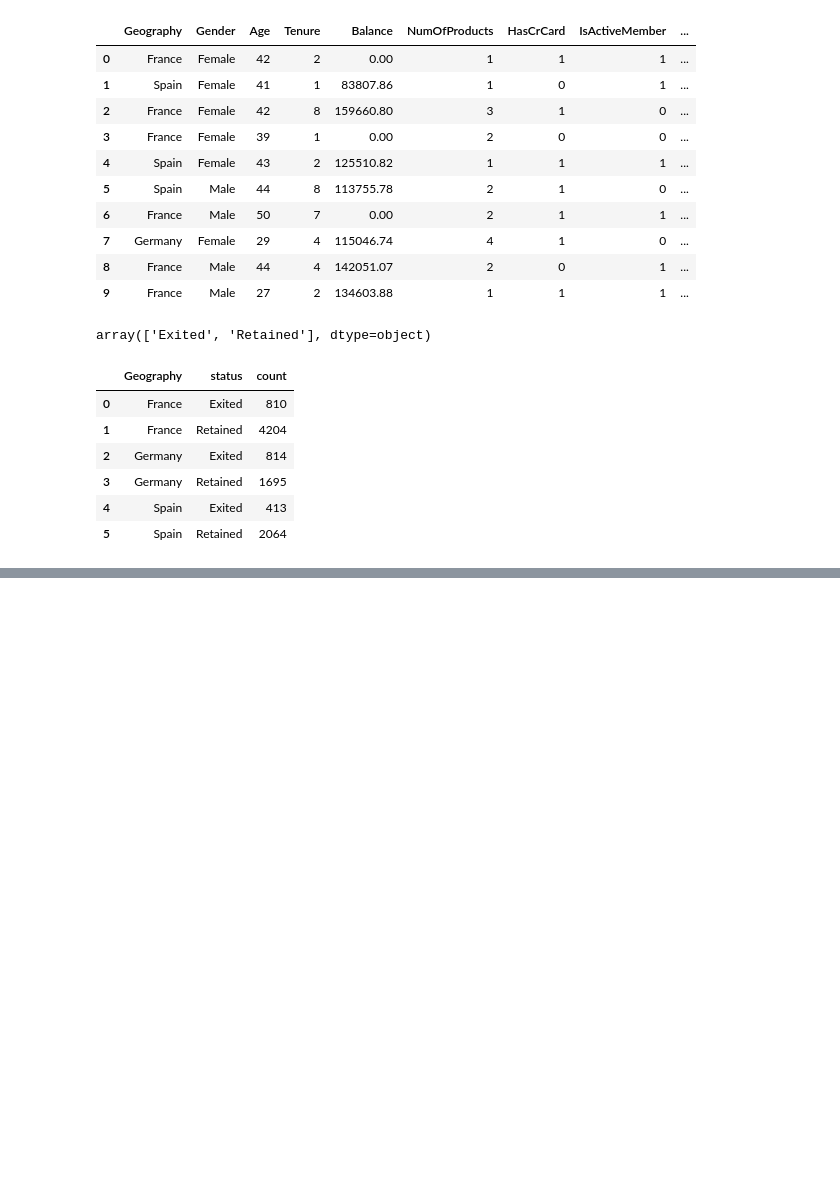
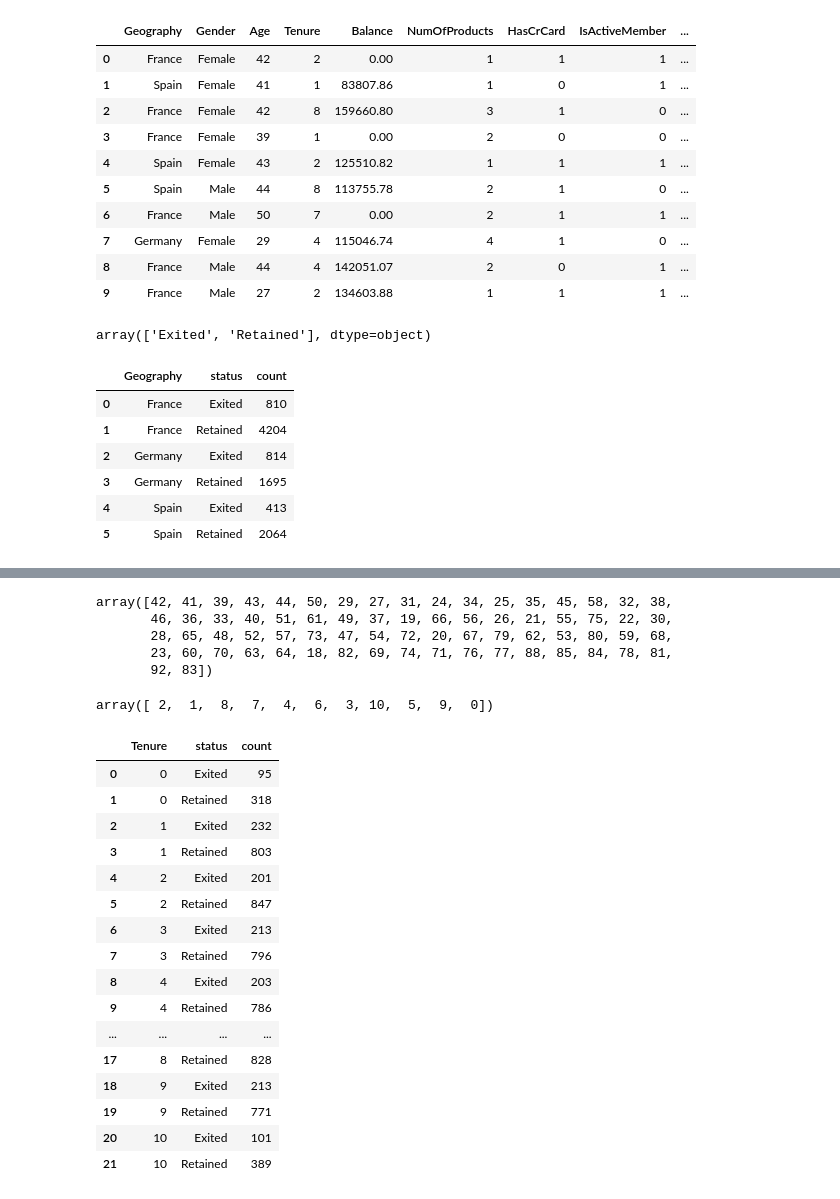
Before and after one commit to Francis-30/Francis-30, a Jupyter notebook: churn_analysis.ipynb, the cells around one changed output, grey strips where cells are left out. Saved outputs shown, nothing was run; the diff lists cells and outputs as text; code cells hidden in the pictures; blank space fills up the shorter version.

```diff
--- a/churn_analysis.ipynb
+++ b/churn_analysis.ipynb
@@ -147,0 +201,33 @@ ValueError: ignored
+# %%
+churn_df.Age.unique()
+# %% [output]
+array([42, 41, 39, 43, 44, 50, 29, 27, 31, 24, 34, 25, 35, 45, 58, 32, 38,
+       46, 36, 33, 40, 51, 61, 49, 37, 19, 66, 56, 26, 21, 55, 75, 22, 30,
+       28, 65, 48, 52, 57, 73, 47, 54, 72, 20, 67, 79, 62, 53, 80, 59, 68,
+       23, 60, 70, 63, 64, 18, 82, 69, 74, 71, 76, 77, 88, 85, 84, 78, 81,
+       92, 83])
+# %%
+ churn_df.Tenure.unique()
+# %% [output]
+array([ 2,  1,  8,  7,  4,  6,  3, 10,  5,  9,  0])
+# %%
+Tenure = churn_df.groupby(['Tenure','status'])['status'].count().reset_index(name='count')
+Tenure
+# %% [output]
+|  | Tenure | status | count |
+| 0 | 0 | Exited | 95 |
+| 1 | 0 | Retained | 318 |
+| 2 | 1 | Exited | 232 |
+| 3 | 1 | Retained | 803 |
+| 4 | 2 | Exited | 201 |
+| 5 | 2 | Retained | 847 |
+| 6 | 3 | Exited | 213 |
+| 7 | 3 | Retained | 796 |
+| 8 | 4 | Exited | 203 |
+| 9 | 4 | Retained | 786 |
+| ... | ... | ... | ... |
+| 17 | 8 | Retained | 828 |
+| 18 | 9 | Exited | 213 |
+| 19 | 9 | Retained | 771 |
+| 20 | 10 | Exited | 101 |
+| 21 | 10 | Retained | 389 |
```
Also changed, not shown: parts of 12 cells of this notebook.
